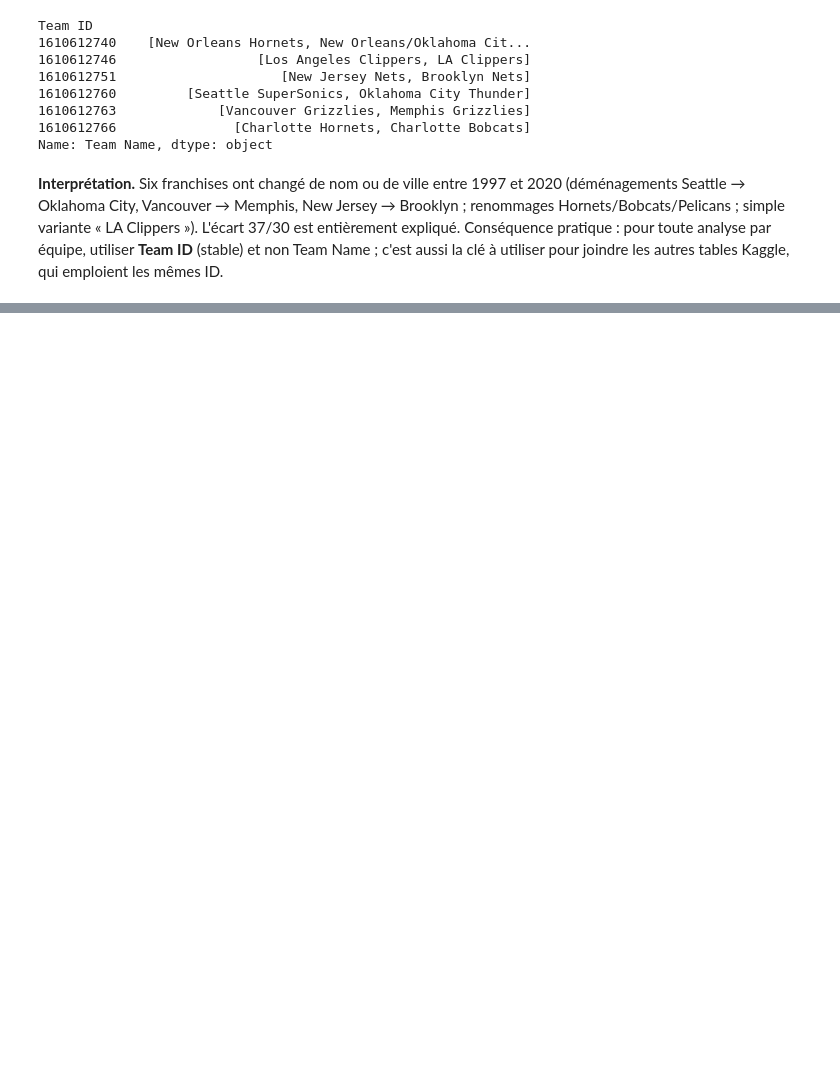
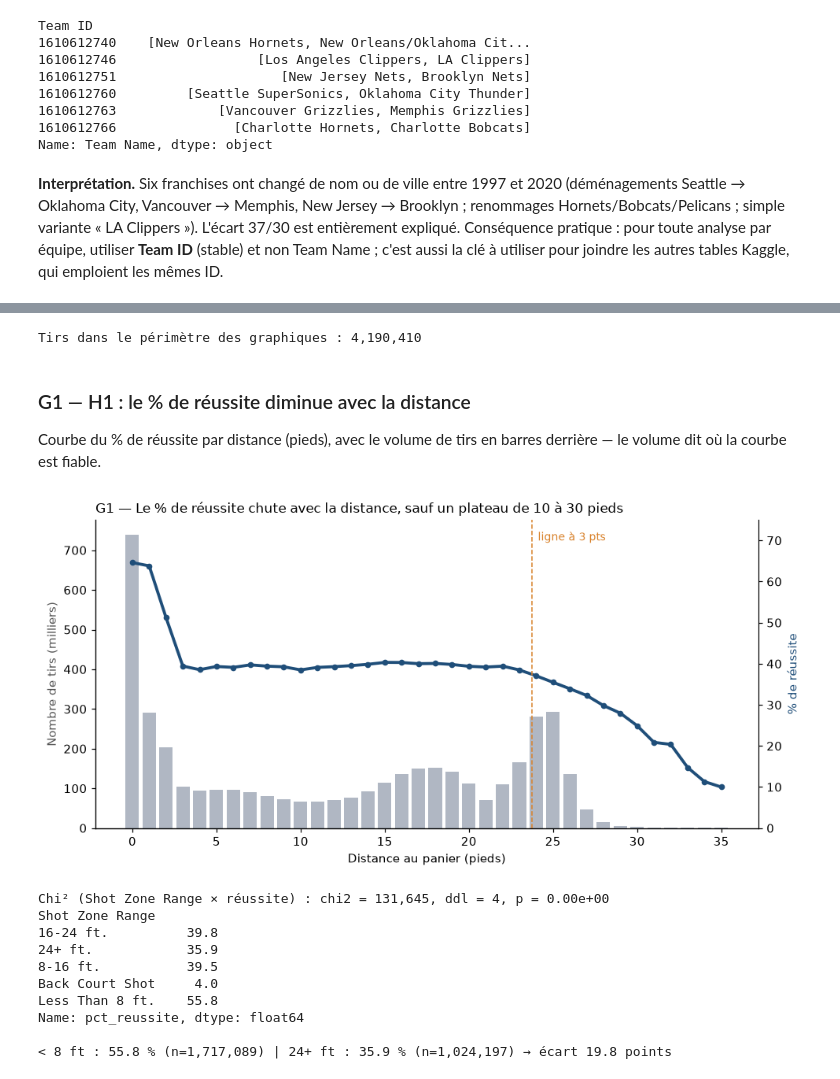
Before and after one commit to julestristan/nba-shot-analysis, a Jupyter notebook: src/EDA.ipynb, the cells around one changed output, grey strips where cells are left out. Cells and saved outputs as stored; diff of their text form; code cells hidden in the pictures; blank space fills up the shorter version.

```diff
--- a/src/EDA.ipynb
+++ b/src/EDA.ipynb
@@ -207,0 +253,50 @@ Name: Team Name, dtype: object
+# %%
+import matplotlib.pyplot as plt
+from scipy import stats
+
+BLEU, GRIS, ORANGE = "#1F4E79", "#B0B7C3", "#D9822B"
+plt.rcParams.update({"figure.dpi": 110, "axes.spines.top": False, "axes.spines.right": False, "font.size": 10})
+
+d = df[(df["Saison"] >= 2000) & (df["Shot Zone Basic"] != "Backcourt") & (df["Action Type"] != "No Shot")].copy()
+print("Tirs dans le périmètre des graphiques :", f"{len(d):,}")
+# %% [output]
+Tirs dans le périmètre des graphiques : 4,190,410
+# %% [markdown]
+### G1 — H1 : le % de réussite diminue avec la distance
+Courbe du % de réussite par distance (pieds), avec le volume de tirs en barres derrière — le volume dit où la courbe est fiable.
+# %%
+g1 = d[d["Shot Distance"] <= 35].groupby("Shot Distance")["Shot Made Flag"].agg(nb_tirs="count", pct="mean")
+g1["pct"] = g1["pct"] * 100
+
+fig, ax1 = plt.subplots(figsize=(9, 4.5))
+ax1.bar(g1.index, g1["nb_tirs"] / 1000, color=GRIS, width=0.8)                 # volume en barres grises
+ax1.set_ylabel("Nombre de tirs (milliers)", color="#555"); ax1.set_xlabel("Distance au panier (pieds)")
+ax2 = ax1.twinx()                                                                # second axe pour le %
+ax2.plot(g1.index, g1["pct"], color=BLEU, lw=2.5, marker="o", ms=4)
+ax2.set_ylabel("% de réussite", color=BLEU); ax2.set_ylim(0, 75); ax2.spines["right"].set_visible(True)
+ax2.axvline(23.75, color=ORANGE, ls="--", lw=1); ax2.text(24.1, 70, "ligne à 3 pts", color=ORANGE, fontsize=9)
+plt.title("G1 — Le % de réussite chute avec la distance, sauf un plateau de 10 à 30 pieds", loc="left", fontsize=11)
+plt.tight_layout();
+plt.savefig("../output/figures/G1_distance.png", dpi=150, bbox_inches="tight")
+plt.show()
+
+# Validation : chi² sur les tranches de distance + écart entre les deux extrêmes
+ct = pd.crosstab(d["Shot Zone Range"], d["Shot Made Flag"])
+chi2, p, dof, _ = stats.chi2_contingency(ct)
+print(f"Chi² (Shot Zone Range × réussite) : chi2 = {chi2:,.0f}, ddl = {dof}, p = {p:.2e}")
+print((ct[1] / ct.sum(axis=1) * 100).round(1).rename("pct_reussite"))
+a = d.loc[d["Shot Zone Range"] == "Less Than 8 ft.", "Shot Made Flag"]
+b = d.loc[d["Shot Zone Range"] == "24+ ft.", "Shot Made Flag"]
+print(f"\n< 8 ft : {a.mean()*100:.1f} % (n={len(a):,}) | 24+ ft : {b.mean()*100:.1f} % (n={len(b):,}) → écart {a.mean()*100-b.mean()*100:.1f} points")
+# %% [output]
+[figure, added]
+Chi² (Shot Zone Range × réussite) : chi2 = 131,645, ddl = 4, p = 0.00e+00
+Shot Zone Range
+16-24 ft.          39.8
+24+ ft.            35.9
+8-16 ft.           39.5
+Back Court Shot     4.0
+Less Than 8 ft.    55.8
+Name: pct_reussite, dtype: float64
+
+< 8 ft : 55.8 % (n=1,717,089) | 24+ ft : 35.9 % (n=1,024,197) → écart 19.8 points
```
Also changed, not shown: parts of 24 cells of this notebook, 6 other files.
